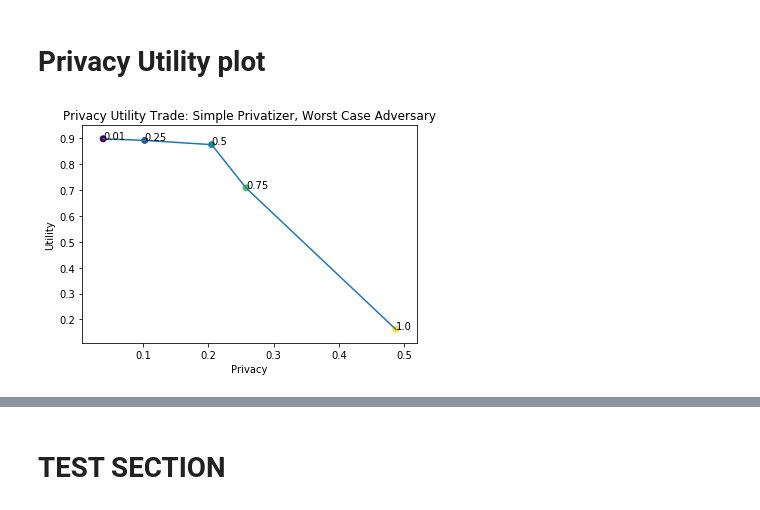
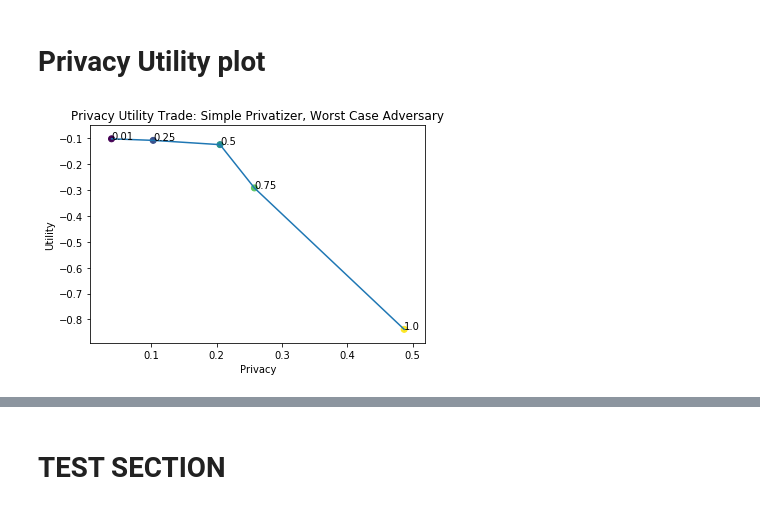
Before and after one commit to lillyclark/privacy-utility, a Jupyter notebook: GAP final version.ipynb, the cells around one changed output, grey strips where cells are left out. Cells and saved outputs as stored; diff of their text form; code cells hidden in the pictures.

Commit message:
result plots (worst case ad)

```diff
--- a/GAP final version.ipynb
+++ b/GAP final version.ipynb
@@ -153,4 +149,8 @@ m2_train = m2_train.minimize(m2_loss, var_list = m2_vars)
 # %%
 adversary_loss = tf.reduce_mean(tf.keras.backend.sparse_categorical_crossentropy(trueusers, users))
 a_train = a_train.minimize(adversary_loss, var_list = a_vars)
+# %%
+if strategy == "GAP":
+    combined = a2(a1(p5(p4(p3(p2(p1(x)))))))
+    p_train = tf.train.GradientDescentOptimizer(0.05) # TODO
 # %%
@@ -168,3 +159,16 @@ grid = tf.constant(testpoints, dtype=tf.float32)
 map_error = tf.reduce_mean(tf.squared_difference(
 i4(i3(i2(i1(grid)))),
 o4(o3(o2(o1(grid))))))
+# %%
+def train(trainstep, trainloss, max_iter, session):
+    plotlist = []
+    delta1 = 100
+    delta2 = 0
+    count_iter = 0
+    while abs(delta1 - delta2) >= 0.0001 and count_iter < max_iter:
+        count_iter += 1
+        delta1 = trainloss.eval(session=session)
+        trainstep.run(session=session)
+        delta2 = trainloss.eval(session=session)
+        plotlist.append(trainloss.eval(session=session))
+    return plotlist
@@ -171,5 +177,5 @@ o4(o3(o2(o1(grid))))))
 # %%
-penalty = tf.constant(1, dtype=tf.float32)
+penalty = tf.constant(2.5, dtype=tf.float32)
 threshold = tf.constant(0, dtype=tf.float32)
 # %%
 zero = tf.constant(0, dtype=tf.float32)
@@ -346,18 +318,17 @@ Text(0.5, 1.0, 'Map created from Obfuscated Data')
 # %% [markdown]
 # Privacy Utility plot
 # %%
-if strategy == "simple":
+# recorded these numbers in GAPmetrics.csv
+noise1 = [1.0, 0.75, 0.5, 0.25, 0.01]
+privacy1 = [0.48690057,0.25764972,0.20504357,0.10274291,0.038995653]
+utility1 = [-1*x for x in [0.8381684,0.29147318,0.12419731,0.1076917,0.101653114]]
 
-    noise = [1.0, 0.75, 0.5, 0.25, 0.01]
-    privacy = [0.48690057,0.25764972,0.20504357,0.10274291,0.038995653]
-    utility = [1-x for x in [0.8381684,0.29147318,0.12419731,0.1076917,0.101653114]]
-
-    plt.scatter(privacy, utility, c=noise)
-    plt.plot(privacy, utility)
-    plt.xlabel("Privacy")
-    plt.ylabel("Utility")
-    plt.title("Privacy Utility Trade: Simple Privatizer, Worst Case Adversary")
-    for i in range(len(noise)):
-        plt.text(privacy[i], utility[i], str(noise[i]))
+plt.scatter(privacy1, utility1, c=noise1)
+plt.plot(privacy1, utility1)
+plt.xlabel("Privacy")
+plt.ylabel("Utility")
+plt.title("Privacy Utility Trade: Simple Privatizer, Worst Case Adversary")
+for i in range(len(noise1)):
+    plt.text(privacy1[i], utility1[i], str(noise1[i]))
 # %% [output]
-[figure, old version]
+[figure, new version]
```
Also changed, not shown: parts of 23 cells of this notebook.
